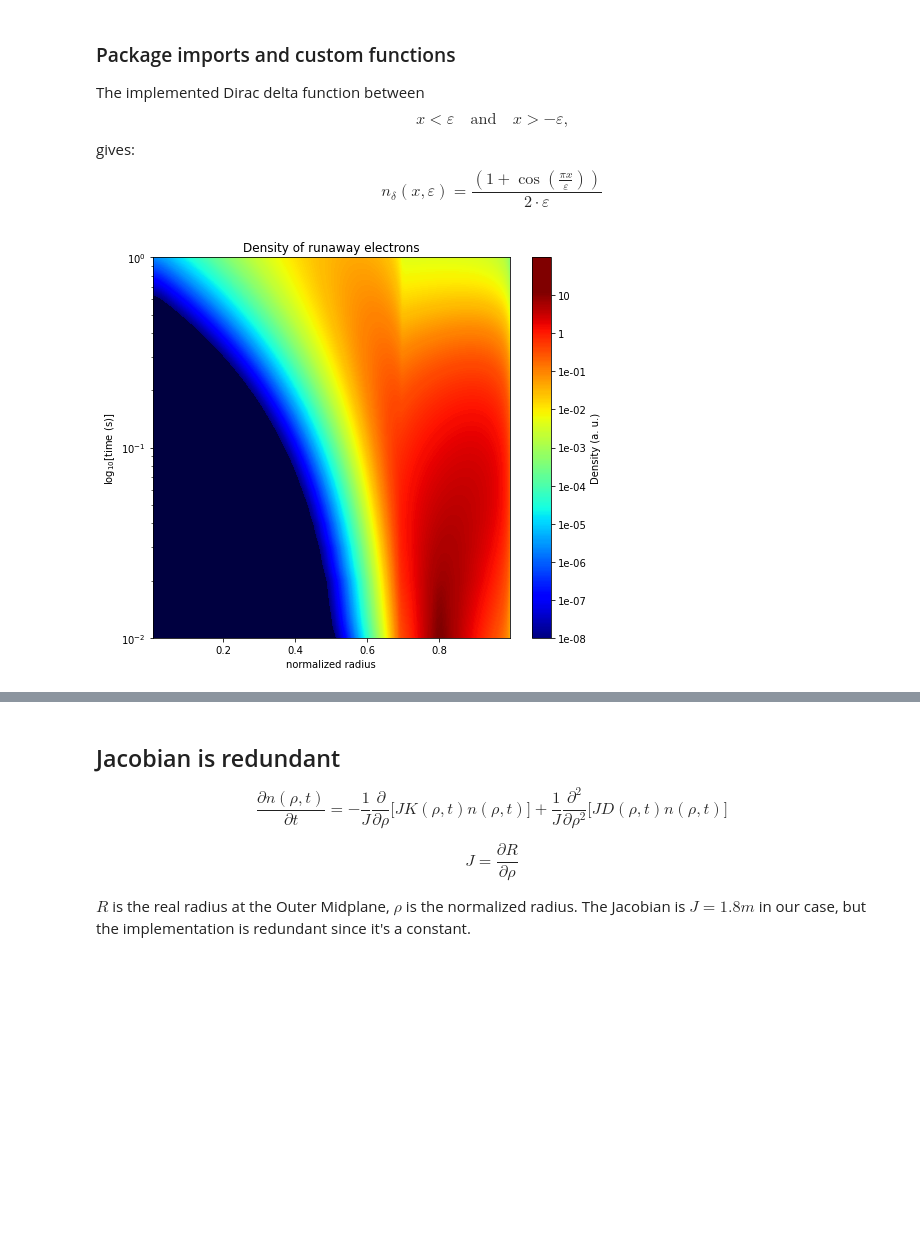
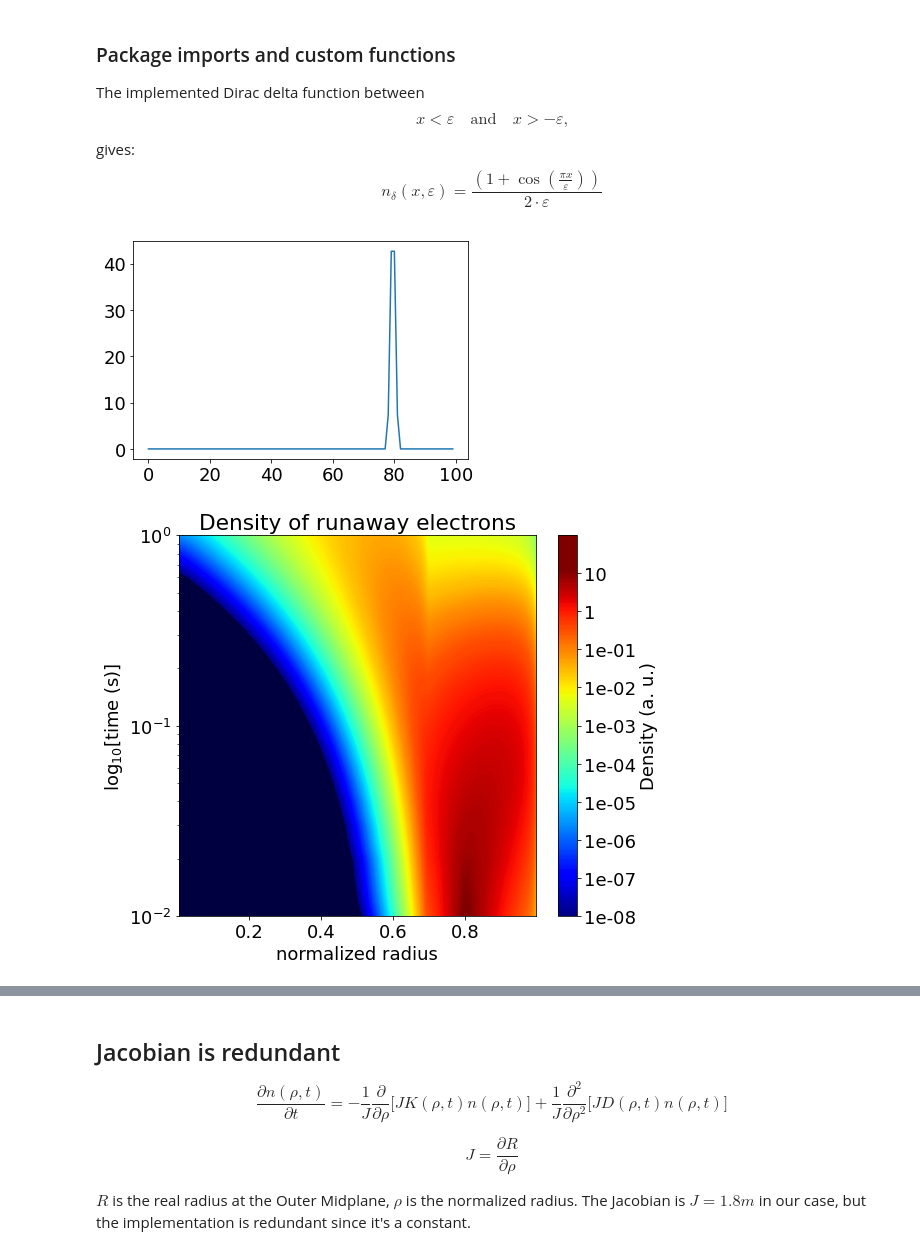
Before and after one commit to leferi99/szakdolgozat, a Jupyter notebook: main_log_EN.ipynb, the cells around one changed output, grey strips where cells are left out. Saved outputs shown, nothing was run; the diff lists cells and outputs as text; code cells hidden in the pictures; blank space fills up the shorter version.

```diff
--- a/main_log_EN.ipynb
+++ b/main_log_EN.ipynb
@@ -31,6 +37,8 @@ import matplotlib.pyplot as plt
 import numpy as np
 import math
 from scipy.signal import savgol_filter ## Savitzky-Golay filter for smoothing the coefficient data
+
+plt.rcParams.update({'font.size': 18})
 
 ## numeric implementation of Dirac delta function as mentioned in the equation above
 def delta_func(x, epsilon, coeff):
@@ -68,7 +76,7 @@ def plot_solution(solution_array,ticks=10,levels=300,logdiff=10,figsize=(8,7)):
     plt.title(r'Density of runaway electrons')
     return
 # %%
-## Showcasing the functionality of the code without mesh translation
+## Showcasing the functionality of the code
 
 ## Dirac delta in the initial condition
 ## Neumann boundary condition, and Dirichlet boundary condition applicable
@@ -107,36 +115,37 @@ diracWidth = int((nr / 100) * diracPercentage)
 ## space dependent diffusion coefficient
 diffCoeff = fp.CellVariable(mesh=mesh, value= 0.01 * numerix.cos(mesh.x) ** 2 + 0.1)
 ## space dependent convection coefficient - must be a vector
 cC = (numerix.sin(mesh.x)) * 2
 convCoeff = fp.CellVariable(mesh=mesh, value=[cC])
 
 ## boundary conditions
 gradLeft = (0.,)  ## density gradient (at the "left side of the radius") - must be a vector
 valueRight = 0.  ## density value (at the "right end of the radius")
 n.faceGrad.constrain(gradLeft, where=mesh.facesLeft)  ## applying Neumann boundary condition
 n.constrain(valueRight, mesh.facesRight)  ## applying Dirichlet boundary condition
-## until translation of the mesh doesn't work:
+## other conditions:
 convCoeff.setValue(0, where=mesh.x<0.7)  ## convection coefficient inside the closed magnetic flux surface
 diffCoeff.setValue(0.01, where=mesh.x<0.7)  ## diffusion coefficient inside the closed magnetic flux surface
 
 ## applying initial conditions
 n.setValue(delta_func(mesh.x - diracLoc, diracWidth * dr, diracCoeff))
 ## for more Dirac deltas or for setting initial value: add code here^
-
+plt.plot(n.value)
 ## The equation with intuitive naming - corresponding coefficients as arguments
 eq = (fp.TransientTerm() == fp.DiffusionTerm(coeff=diffCoeff)
       - fp.ConvectionTerm(coeff=convCoeff))
 
 ## Solving the PDE in every timestep and
 ## loading space dependent data into the solution array
 for i in range(nt):
     eq.solve(var=n, dt=dt)
     solution[i,0:nr,1]=copy.deepcopy(n.value)
 
 ## plotting - plot_solution(solution_array,ticks=10,levels=300,logdiff=10,figsize=(8,7))
 plot_solution(solution)
 # %% [output]
-[figure, old version]
+[figure, new version]
+[figure, added]
 # %%
 ## code WITH TRANSLATION OF MESH - 100x100 resolution, one Dirac-delta initial condition
 
```
Also changed, not shown: parts of 14 cells of this notebook.
